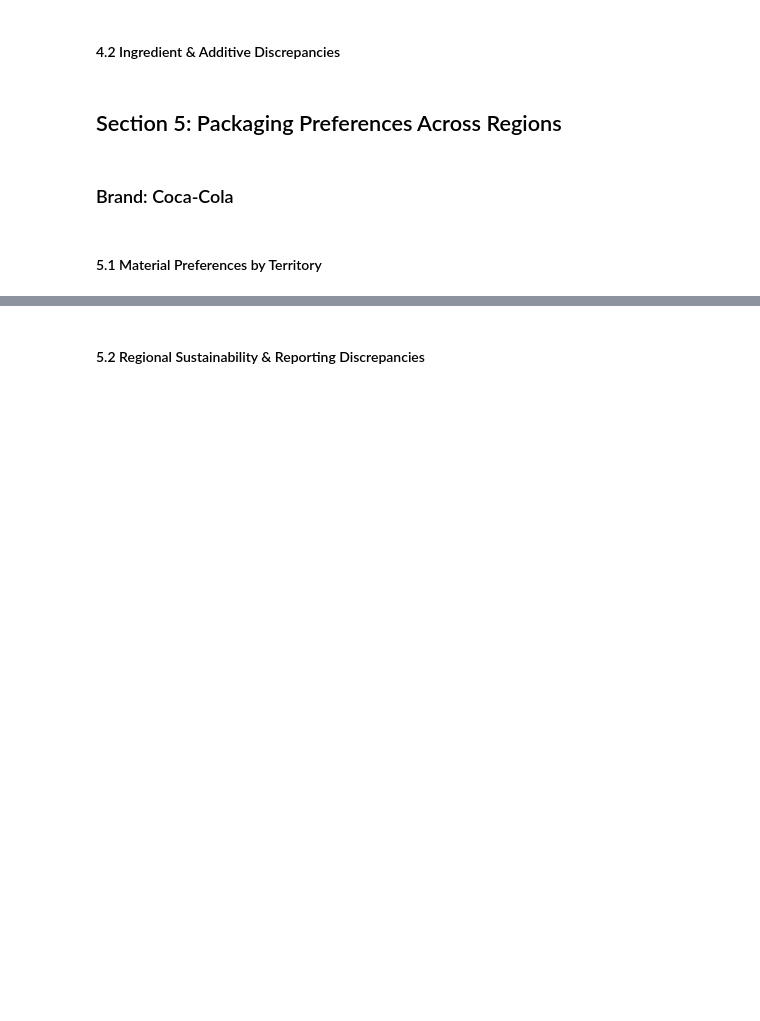
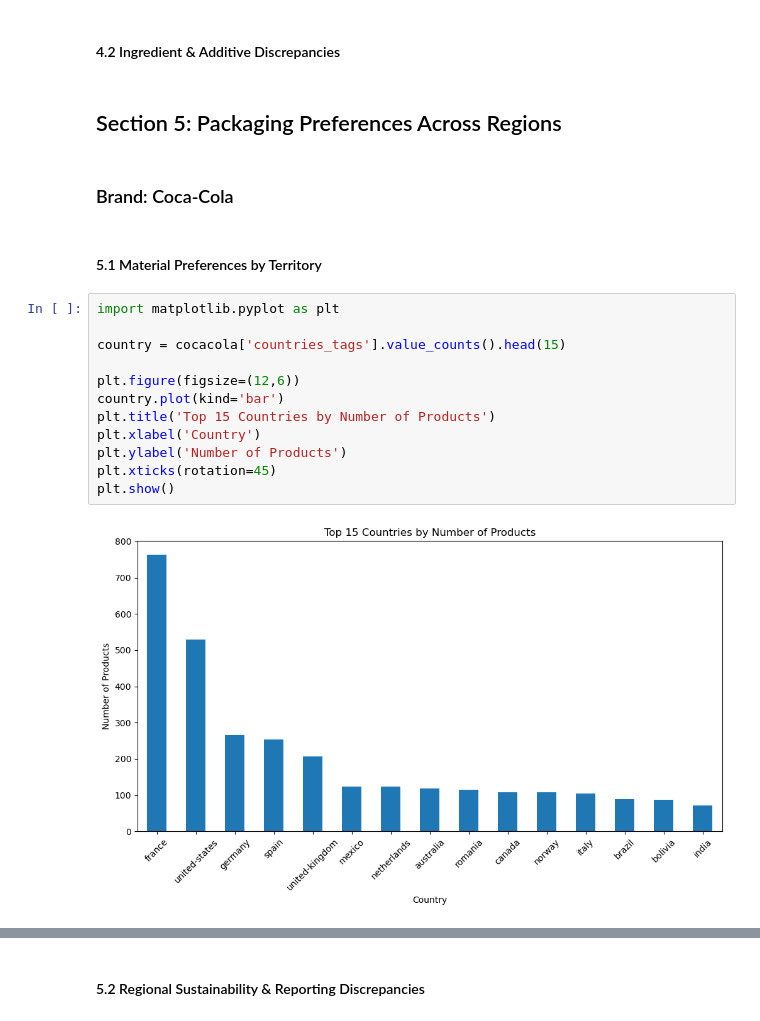
Before and after one commit to Codon-s/cpg-product-intelligence, a Jupyter notebook: report.ipynb, the cells around one changed output, grey strips where cells are left out. Cells and saved outputs as stored; diff of their text form; blank space fills up the shorter version.

```diff
--- a/report.ipynb
+++ b/report.ipynb
@@ -1584,3 +1584,17 @@ Catalog Variations across Various Countries
 ### Brand: Coca-Cola
 # %% [markdown]
 #### 5.1 Material Preferences by Territory
+# %%
+import matplotlib.pyplot as plt
+
+country = cocacola['countries_tags'].value_counts().head(15)
+
+plt.figure(figsize=(12,6))
+country.plot(kind='bar')
+plt.title('Top 15 Countries by Number of Products')
+plt.xlabel('Country')
+plt.ylabel('Number of Products')
+plt.xticks(rotation=45)
+plt.show()
+# %% [output]
+[figure, added]
```
Also changed, not shown: parts of 12 cells of this notebook.
